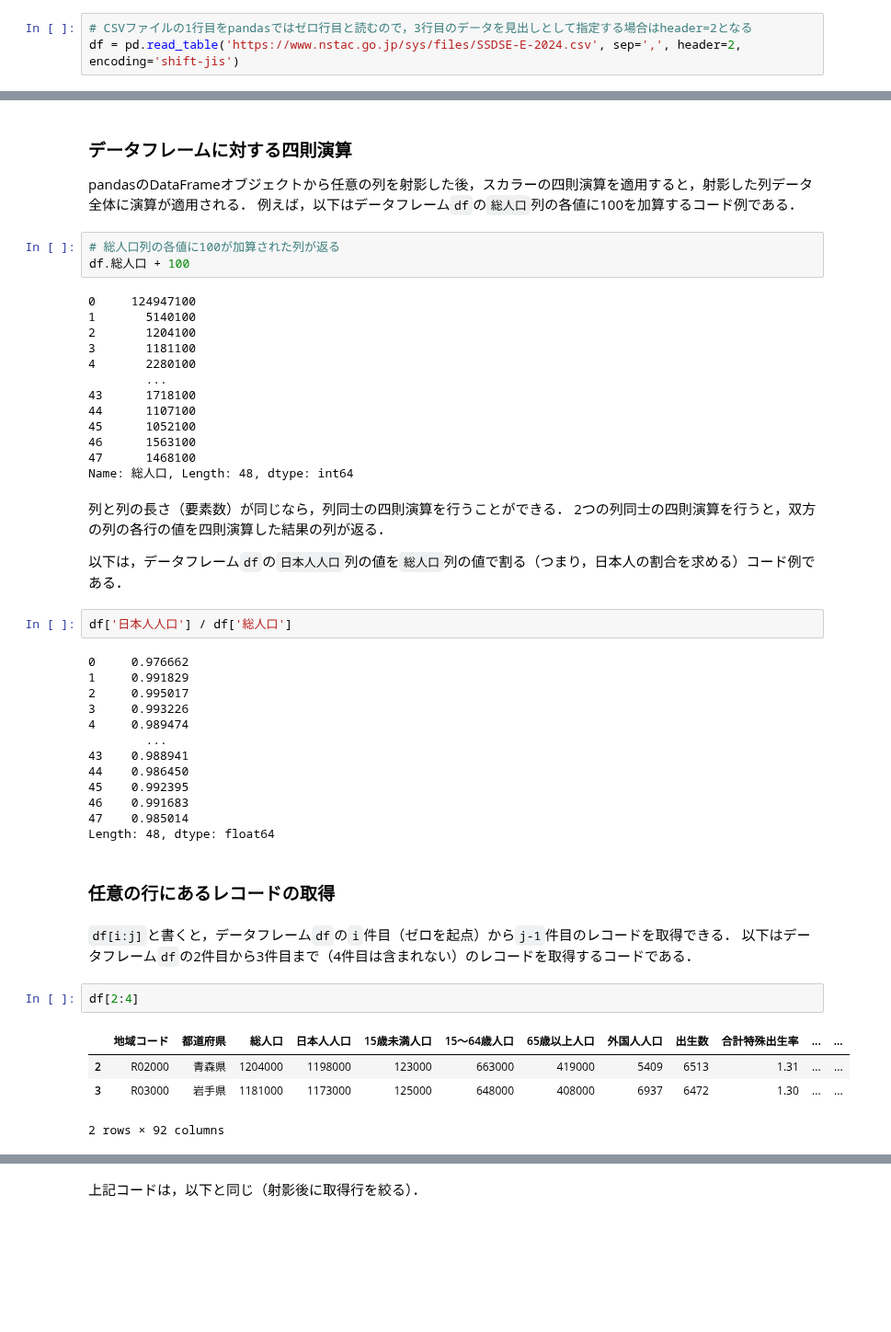
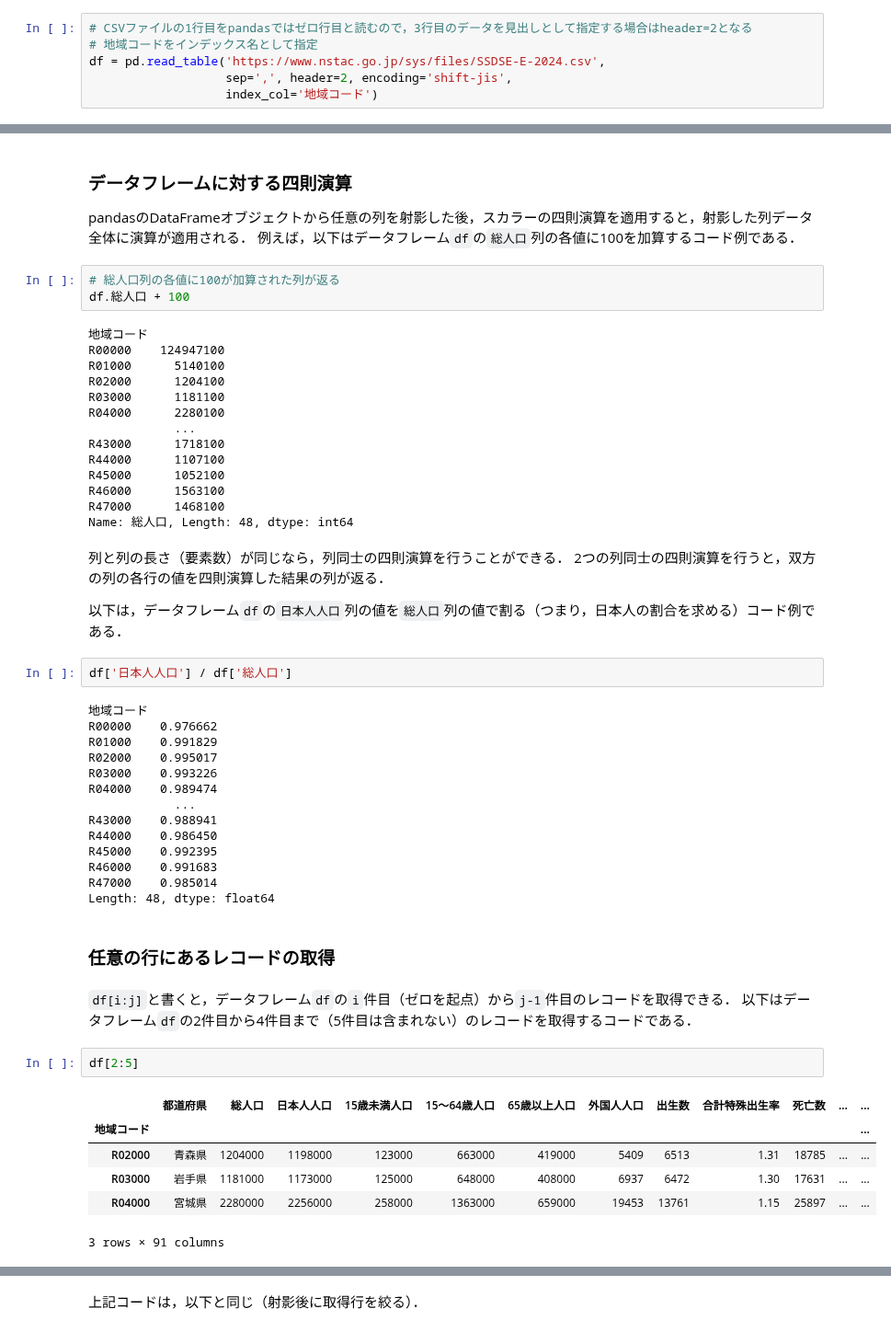
Before and after one commit to hontolab-courses/ml-lecturenote, a Jupyter notebook: content/introduction-to-pandas.ipynb, the cells around one changed output, grey strips where cells are left out. Shown at 92% size. Saved outputs shown, nothing was run; the diff lists cells and outputs as text; blank space fills up the shorter version.

```diff
--- a/content/introduction-to-pandas.ipynb
+++ b/content/introduction-to-pandas.ipynb
@@ -131,7 +132,10 @@ df = pd.read_table('https://raw.githubusercontent.com/hontolab-courses/dmml-2022
 このことを踏まえて，SSDSE-Eのデータをデータフレームとして読み込むコードは以下となる．
 # %%
 # CSVファイルの1行目をpandasではゼロ行目と読むので，3行目のデータを見出しとして指定する場合はheader=2となる
-df = pd.read_table('https://www.nstac.go.jp/sys/files/SSDSE-E-2024.csv', sep=',', header=2, encoding='shift-jis')
+# 地域コードをインデックス名として指定
+df = pd.read_table('https://www.nstac.go.jp/sys/files/SSDSE-E-2024.csv',
+                   sep=',', header=2, encoding='shift-jis',
+                   index_col='地域コード')
 # %% [markdown]
 ## データの確認
 
@@ -308,17 +317,18 @@ pandasのDataFrameオブジェクトから任意の列を射影した後，ス
 # 総人口列の各値に100が加算された列が返る
 df.総人口 + 100
 # %% [output]
-0     124947100
-1       5140100
-2       1204100
-3       1181100
-4       2280100
-        ...
-43      1718100
-44      1107100
-45      1052100
-46      1563100
-47      1468100
+地域コード
+R00000    124947100
+R01000      5140100
+R02000      1204100
+R03000      1181100
+R04000      2280100
+            ...
+R43000      1718100
+R44000      1107100
+R45000      1052100
+R46000      1563100
+R47000      1468100
 Name: 総人口, Length: 48, dtype: int64
 # %% [markdown]
 列と列の長さ（要素数）が同じなら，列同士の四則演算を行うことができる．
@@ -328,28 +338,31 @@ Name: 総人口, Length: 48, dtype: int64
 # %%
 df['日本人人口'] / df['総人口']
 # %% [output]
-0     0.976662
-1     0.991829
-2     0.995017
-3     0.993226
-4     0.989474
-        ...
-43    0.988941
-44    0.986450
-45    0.992395
-46    0.991683
-47    0.985014
+地域コード
+R00000    0.976662
+R01000    0.991829
+R02000    0.995017
+R03000    0.993226
+R04000    0.989474
+            ...
+R43000    0.988941
+R44000    0.986450
+R45000    0.992395
+R46000    0.991683
+R47000    0.985014
 Length: 48, dtype: float64
 # %% [markdown]
 ### 任意の行にあるレコードの取得
 # %% [markdown]
 `df[i:j]`と書くと，データフレーム`df`の`i`件目（ゼロを起点）から`j-1`件目のレコードを取得できる．
-以下はデータフレーム`df`の2件目から3件目まで（4件目は含まれない）のレコードを取得するコードである．
+以下はデータフレーム`df`の2件目から4件目まで（5件目は含まれない）のレコードを取得するコードである．
 # %%
-df[2:4]
+df[2:5]
 # %% [output]
-|  | 地域コード | 都道府県 | 総人口 | 日本人人口 | 15歳未満人口 | 15〜64歳人口 | 65歳以上人口 | 外国人人口 | 出生数 | 合計特殊出生率 | ... | ... |
-| 2 | R02000 | 青森県 | 1204000 | 1198000 | 123000 | 663000 | 419000 | 5409 | 6513 | 1.31 | ... | ... |
-| 3 | R03000 | 岩手県 | 1181000 | 1173000 | 125000 | 648000 | 408000 | 6937 | 6472 | 1.30 | ... | ... |
+|  | 都道府県 | 総人口 | 日本人人口 | 15歳未満人口 | 15〜64歳人口 | 65歳以上人口 | 外国人人口 | 出生数 | 合計特殊出生率 | 死亡数 | ... | ... |
+| 地域コード |  |  |  |  |  |  |  |  |  |  |  | ... |
+| R02000 | 青森県 | 1204000 | 1198000 | 123000 | 663000 | 419000 | 5409 | 6513 | 1.31 | 18785 | ... | ... |
+| R03000 | 岩手県 | 1181000 | 1173000 | 125000 | 648000 | 408000 | 6937 | 6472 | 1.30 | 17631 | ... | ... |
+| R04000 | 宮城県 | 2280000 | 2256000 | 258000 | 1363000 | 659000 | 19453 | 13761 | 1.15 | 25897 | ... | ... |
-2 rows × 92 columns
+3 rows × 91 columns
 # %% [markdown]
```
Also changed, not shown: parts of 29 cells of this notebook.
